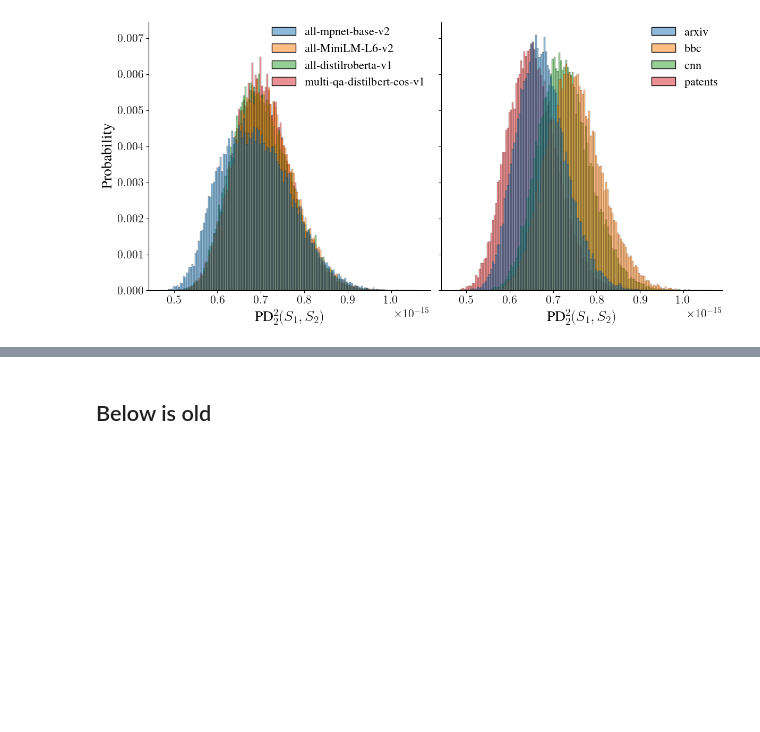
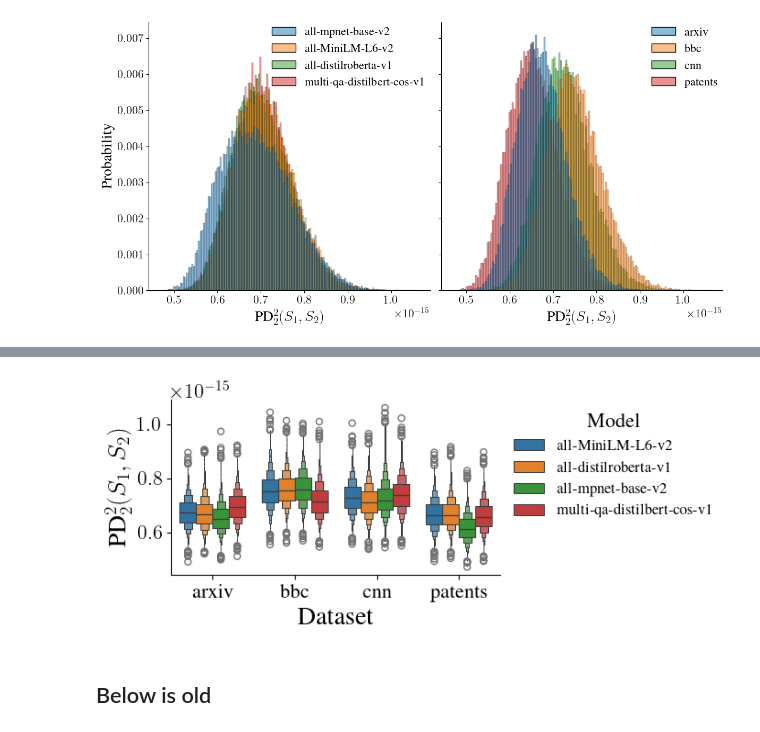
Before and after one commit to aidos-lab/Presto, a Jupyter notebook: notebooks/presto_test.ipynb, the cells around one changed output, grey strips where cells are left out. Cells and saved outputs as stored; diff of their text form; code cells hidden in the pictures; blank space fills up the shorter version.

```diff
--- a/notebooks/presto_test.ipynb
+++ b/notebooks/presto_test.ipynb
@@ -406,3 +453,17 @@ plt.savefig(f"{paper_figure_path}/subsampling_presto.pdf", bbox_inches="tight",
+# %%
+fig, ax = plt.subplots(1,1,figsize=(7,3), sharey=True)
+sns.boxenplot(subsampled_df_agg, x="dataset", y="score", hue="model", ax=ax)
+ax.legend(frameon=False, bbox_to_anchor=(1,1), title="Model", fontsize=legend_fontsize, title_fontsize=label_fontsize)
+[l.set_fontsize(label_fontsize) for l in ax.get_xticklabels()]
+[l.set_fontsize(label_fontsize) for l in ax.get_yticklabels()]
+ax.yaxis.get_offset_text().set_fontsize(label_fontsize)
+ax.set_ylabel(r"PD"+"$^2_2(S_1,S_2)$", fontsize=title_fontsize)
+ax.set_xlabel("Dataset", fontsize=title_fontsize)
+sns.despine(fig)
+plt.tight_layout()
+plt.savefig(f"{paper_figure_path}/subsampling_presto_boxen.pdf", bbox_inches="tight", transparent=True)
+# %% [output]
+[figure, added]
 # %% [markdown]
 ## Below is old
 # %% [markdown]
```
Also changed, not shown: parts of 4 cells of this notebook, 1 other file.
